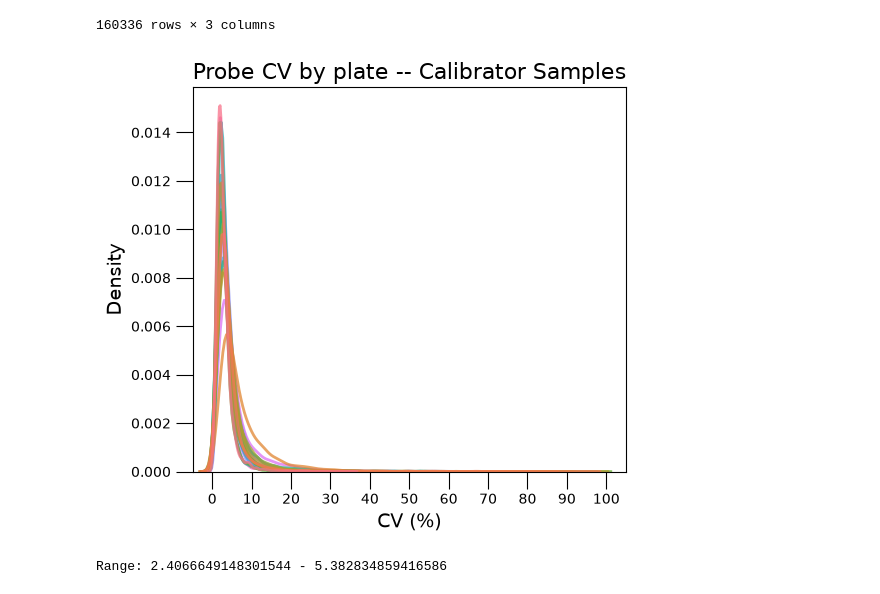
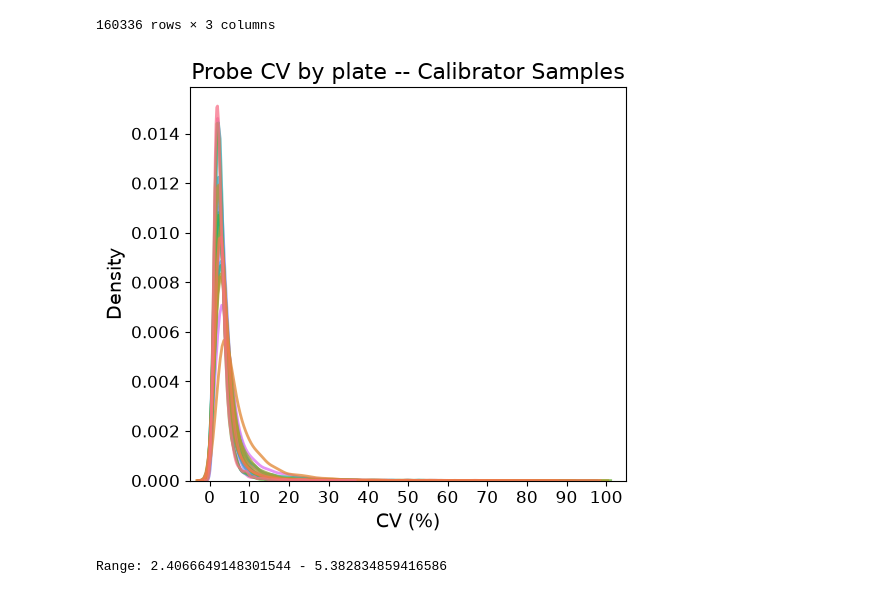
Before and after one commit to AnthonyOfSeattle/affinity-proteomics-notebook, a Jupyter notebook: work/2026_09_09_investigating_candia_dispersion.ipynb, the cells around one changed output. Saved outputs shown, nothing was run; the diff lists cells and outputs as text; code cells hidden in the pictures.

```diff
--- a/work/2026_09_09_investigating_candia_dispersion.ipynb
+++ b/work/2026_09_09_investigating_candia_dispersion.ipynb
@@ -142,27 +142,27 @@ calibrator_cv_by_plate
 # %%
 fig = plt.figure(figsize = [5.5, 5])
 
 ax = sns.kdeplot(
     data=calibrator_cv_by_plate[calibrator_cv_by_plate.cv < 100],
     x="cv",
     hue="PlateId",
     linewidth = 2,
     alpha = .75
 )
 
 plt.xlabel("CV (%)", size = 14)
 plt.ylabel("Density", size = 14)
 handles = ax.get_legend().remove()
-plt.tick_params(size = 12)
+plt.tick_params(labelsize = 12)
 plt.xticks(list(range(0, 110, 10)))
 plt.xlim(-5, 105)
 
 plt.title("Probe CV by plate -- Calibrator Samples", size = 16)
 plt.tight_layout()
 plt.savefig("../results/2026_09_09_investigating_candia_dispersion/probe_cv_by_plate_calibrators.svg")
 plt.show()
 # %% [output]
-[figure, old version]
+[figure, new version]
 # %%
 cvs = calibrator_cv_by_plate[calibrator_cv_by_plate.cv < 100].groupby("PlateId").cv.median().rename("MedianCV").reset_index()
 print(f"Range: {cvs.MedianCV.min()} - {cvs.MedianCV.max()}")
```
Also changed, not shown: parts of 5 cells of this notebook, 6 other files.
